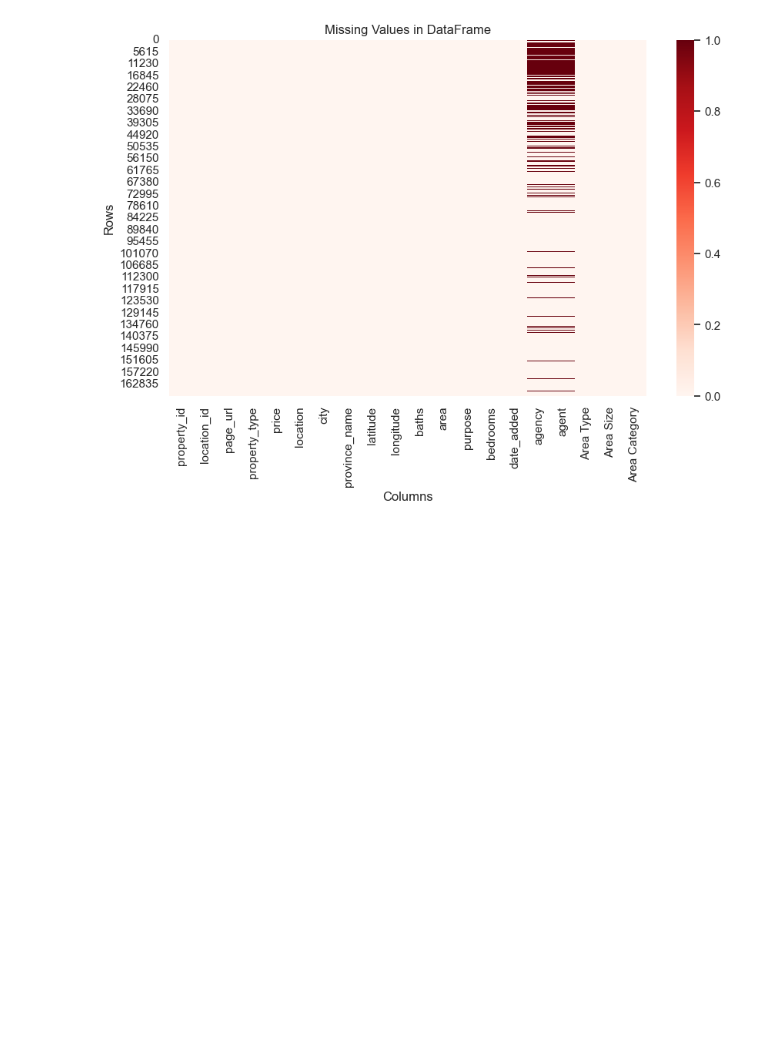
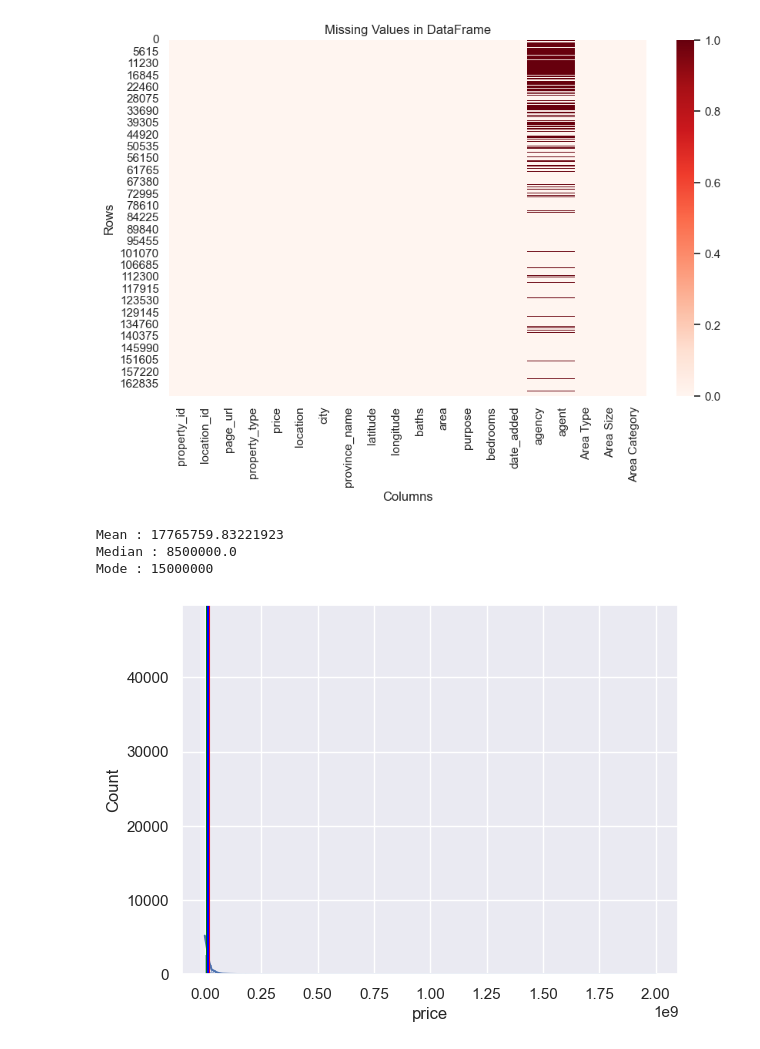
Before and after one commit to SajjadKhanYousafzai/DEP, a Jupyter notebook: House Price Prediction/House_price_pred.ipynb, the cells around one changed output. Saved outputs shown, nothing was run; the diff lists cells and outputs as text; code cells hidden in the pictures; blank space fills up the shorter version.

```diff
--- a/House Price Prediction/House_price_pred.ipynb
+++ b/House Price Prediction/House_price_pred.ipynb
@@ -177,3 +177,18 @@ plt.ylabel('Rows')
 plt.show()
 # %% [output]
 [figure]
+# %%
+sns.histplot(df["price"],kde=True)
+plt.axvline(df["price"].mean(),color='red')
+plt.axvline(df["price"].median(),color='green')
+plt.axvline(df["price"].mode()[0],color='blue')
+
+#Print the Mean ,Median and mode of the age
+print("Mean :",df["price"].mean())
+print("Median :",df["price"].median())
+print("Mode :",df["price"].mode()[0])
+# %% [output]
+Mean : 17765759.83221923
+Median : 8500000.0
+Mode : 15000000
+[figure, added]
```
